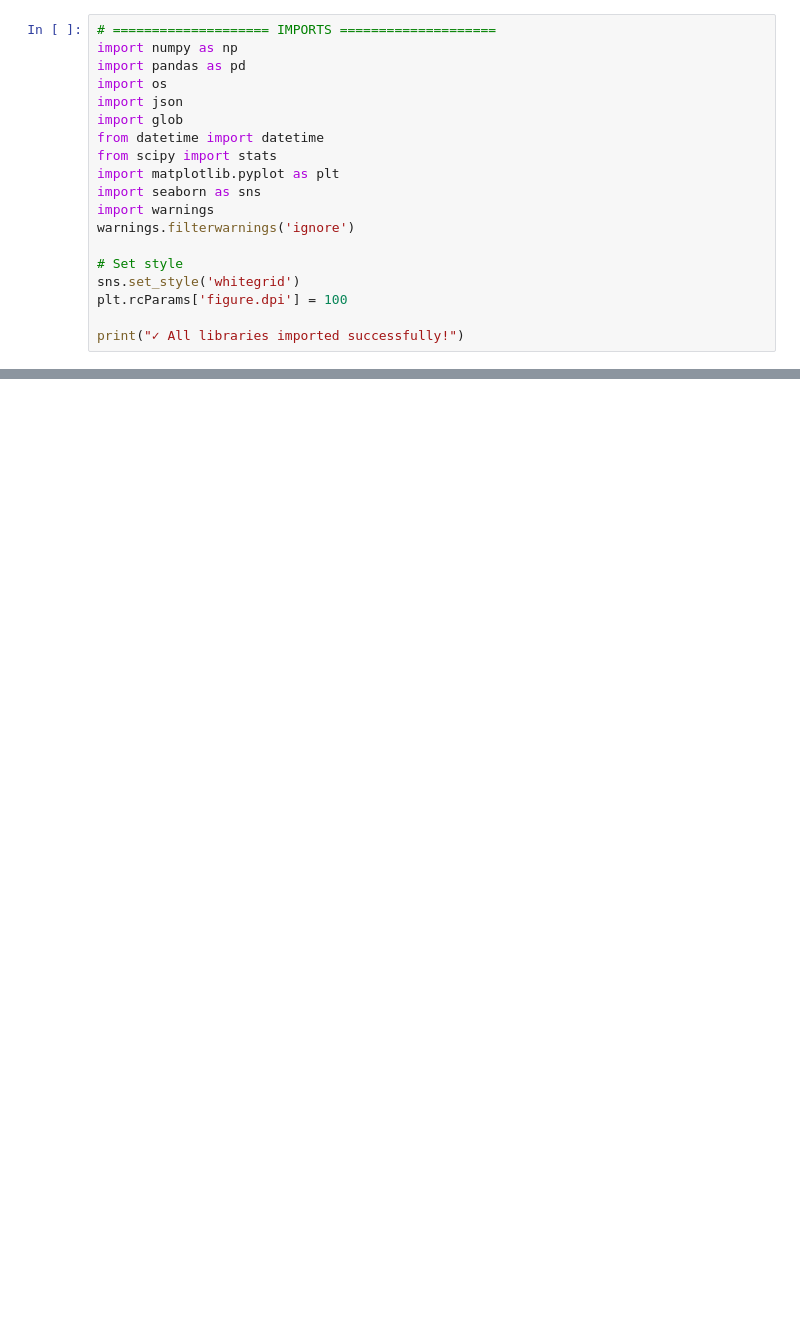
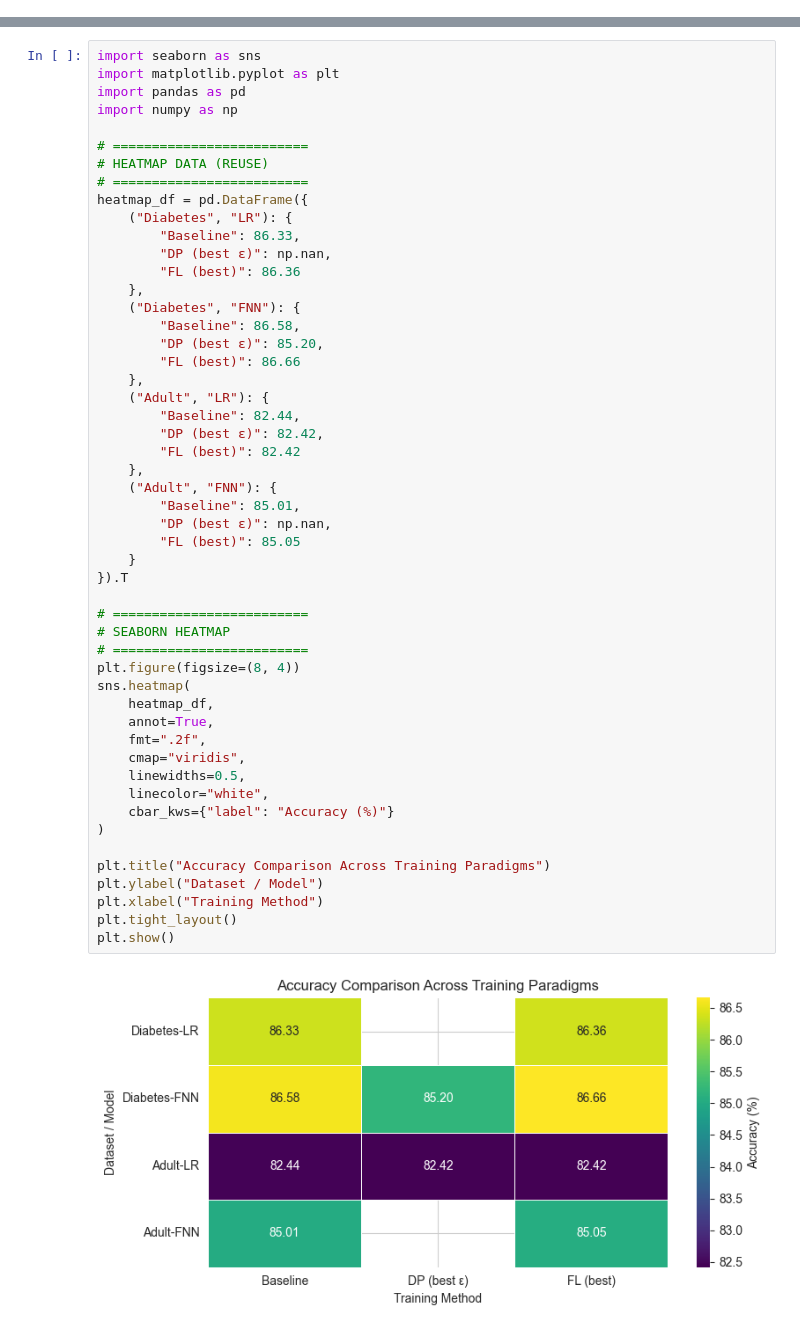
Before and after one commit to almirarana31/ai-privacy, a Jupyter notebook: backend/training/comprehensive_analysis.ipynb, the cells around one changed output, grey strips where cells are left out. Drawn from its saved outputs; the diff is of its cells as text; blank space fills up the shorter version.

```diff
--- a/backend/training/comprehensive_analysis.ipynb
+++ b/backend/training/comprehensive_analysis.ipynb
@@ -1,19 +0,0 @@
-# %%
-# ==================== IMPORTS ====================
-import numpy as np
-import pandas as pd
-import os
-import json
-import glob
-from datetime import datetime
-from scipy import stats
-import matplotlib.pyplot as plt
-import seaborn as sns
-import warnings
-warnings.filterwarnings('ignore')
-
-# Set style
-sns.set_style('whitegrid')
-plt.rcParams['figure.dpi'] = 100
-
-print("✓ All libraries imported successfully!")
@@ -502,0 +1,53 @@ for f in os.listdir(output_dir):
+# %%
+import seaborn as sns
+import matplotlib.pyplot as plt
+import pandas as pd
+import numpy as np
+
+# =========================
+# HEATMAP DATA (REUSE)
+# =========================
+heatmap_df = pd.DataFrame({
+    ("Diabetes", "LR"): {
+        "Baseline": 86.33,
+        "DP (best ε)": np.nan,
+        "FL (best)": 86.36
+    },
+    ("Diabetes", "FNN"): {
+        "Baseline": 86.58,
+        "DP (best ε)": 85.20,
+        "FL (best)": 86.66
+    },
+    ("Adult", "LR"): {
+        "Baseline": 82.44,
+        "DP (best ε)": 82.42,
+        "FL (best)": 82.42
+    },
+    ("Adult", "FNN"): {
+        "Baseline": 85.01,
+        "DP (best ε)": np.nan,
+        "FL (best)": 85.05
+    }
+}).T
+
+# =========================
+# SEABORN HEATMAP
+# =========================
+plt.figure(figsize=(8, 4))
+sns.heatmap(
+    heatmap_df,
+    annot=True,
+    fmt=".2f",
+    cmap="viridis",
+    linewidths=0.5,
+    linecolor="white",
+    cbar_kws={"label": "Accuracy (%)"}
+)
+
+plt.title("Accuracy Comparison Across Training Paradigms")
+plt.ylabel("Dataset / Model")
+plt.xlabel("Training Method")
+plt.tight_layout()
+plt.show()
+# %% [output]
+[figure, added]
```
Also changed, not shown: parts of 12 cells of this notebook, 25 other files.
